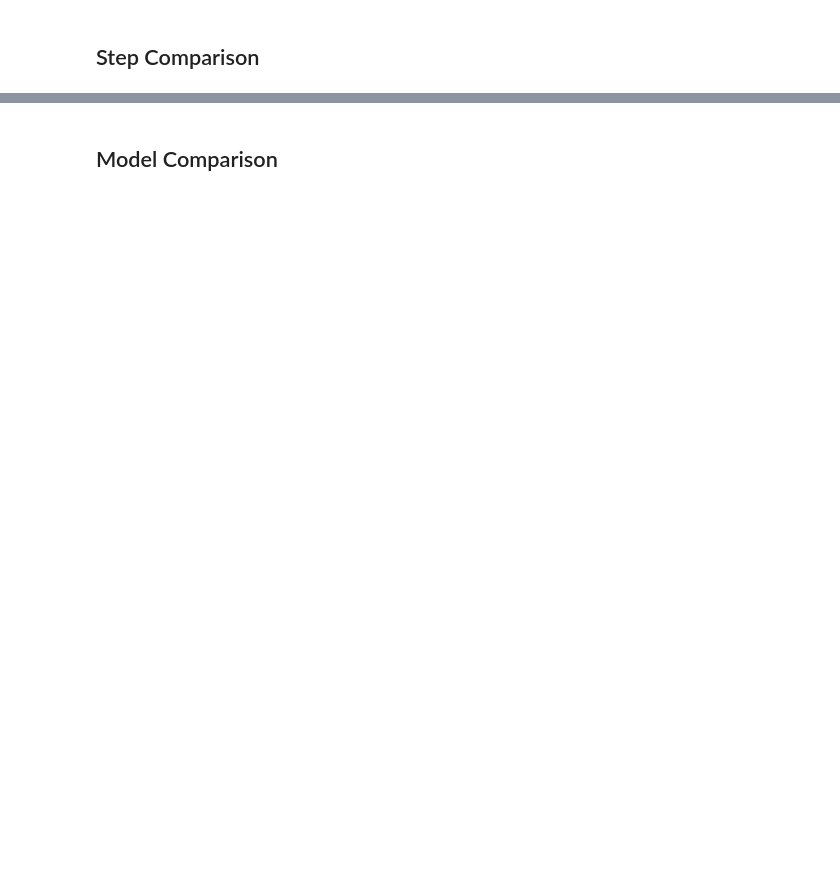
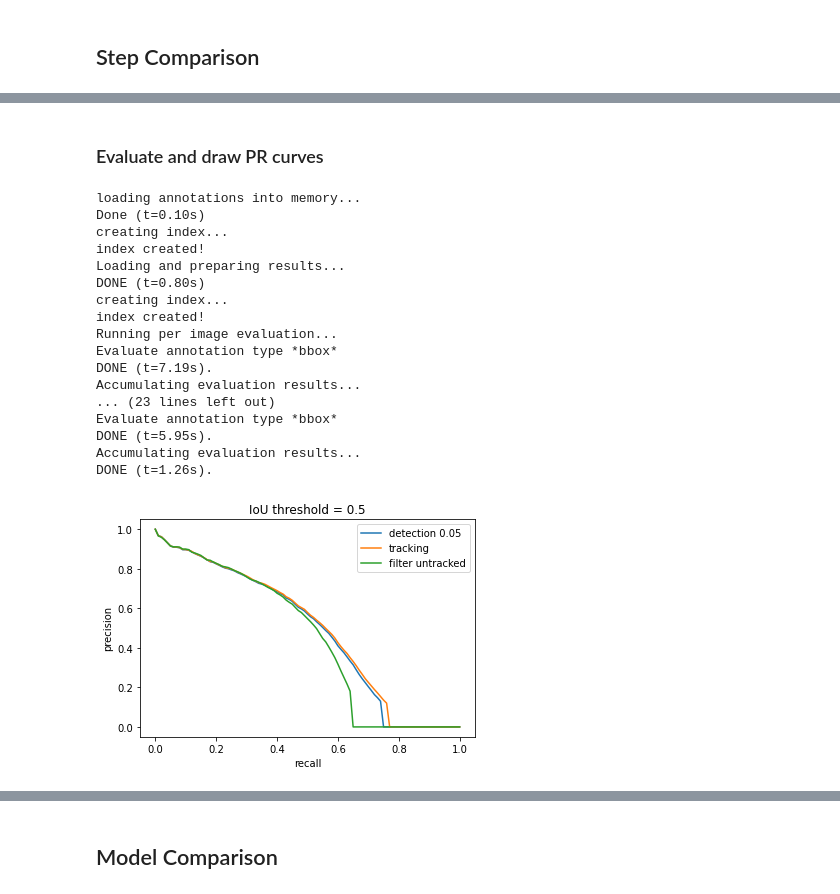
Before and after one commit to tnmygrwl/roost-system, a Jupyter notebook: development/custom_eval/precision_recall_curve.ipynb, the cells around one changed output, grey strips where cells are left out. Saved outputs shown, nothing was run; the diff lists cells and outputs as text; code cells hidden in the pictures; blank space fills up the shorter version.

Commit message:
PR curves, step-wise ablation

```diff
--- a/development/custom_eval/precision_recall_curve.ipynb
+++ b/development/custom_eval/precision_recall_curve.ipynb
@@ -28,17 +30,21 @@ def evaluate(predictions):
 # %%
 with open(os.path.join(exp, f"{dataset_name}_coco_format.json"), "r") as f:
     gt = json.load(f)
-id2scanname = {}
+
+id2scanname = {} # scan id to scan name
 scanname2id = {}
-scannames_by_day = {}
+scannames_by_stationday = {}
+npz_files_by_stationday = {}
 for image in gt["images"]:
     scanname = image["file_name"].split("/")[-1].split(".")[0]
     id2scanname[image["id"]] = scanname
     scanname2id[scanname] = image["id"]
 
-    day = scanname[4:12]
-    if day in scannames_by_day:
-        scannames_by_day[day].append(scanname)
+    stationday = scanname[:12]
+    if stationday in scannames_by_stationday:
+        scannames_by_stationday[stationday].append(scanname)
+        npz_files_by_stationday[stationday].append(data_root+image["file_name"][image["file_name"].find("wsrdata"):])
     else:
-        scannames_by_day[day] = [scanname]
-print(len(scannames_by_day))
+        scannames_by_stationday[stationday] = [scanname]
+        npz_files_by_stationday[stationday] = [data_root+image["file_name"][image["file_name"].find("wsrdata"):]]
+print(len(scannames_by_stationday))
@@ -49,4 +57,8 @@ with open(os.path.join(exp, "coco_instances_results.json"), "r") as f:
     predictions_ = json.load(f)
     # {"image_id": x, "category_id": 0, "bbox": [x, y, w, h], "score": x}
 
-coco_evals.append(("detection", evaluate(predictions_)))
+predictions = []
+for prediction in predictions_:
+    if prediction["score"] >= 0.05:
+        predictions.append(prediction)
+# print(predictions)
@@ -55,8 +65 @@ coco_evals.append(("detection", evaluate(predictions_)))
-# %%
-predictions = []
-for prediction in predictions_:
-    if prediction["score"] >= 0.1:
-        predictions.append(prediction)
-
-coco_evals.append(("detection 0.1", evaluate(predictions)))
 # %% [markdown]
@@ -106,0 +234,35 @@ coco_evals.append(("tracking", evaluate(predictions)))
+# %% [markdown]
+### Evaluate and draw PR curves
+# %%
+coco_evals = []
+coco_evals.append(("detection 0.05", evaluate(predictions)))
+coco_evals.append(("tracking", evaluate(predicted_after_tracking)))
+coco_evals.append(("filter untracked", evaluate(predicted_after_filter_untracked)))
+
+recall = np.linspace(.0, 1.00, int(np.round((1.00 - .0) / .01)) + 1, endpoint=True)
+for model, coco_eval in coco_evals:
+    plt.plot(recall, coco_eval.eval['precision'][0, :, 0, 0, -1], label=model)
+plt.xlabel('recall')
+plt.ylabel('precision')
+plt.title(f'IoU threshold = 0.5')
+plt.legend()
+plt.show()
+# %% [output]
+loading annotations into memory...
+Done (t=0.10s)
+creating index...
+index created!
+Loading and preparing results...
+DONE (t=0.80s)
+creating index...
+index created!
+Running per image evaluation...
+Evaluate annotation type *bbox*
+DONE (t=7.19s).
+Accumulating evaluation results...
+... (23 lines left out)
+Evaluate annotation type *bbox*
+DONE (t=5.95s).
+Accumulating evaluation results...
+DONE (t=1.26s).
+[figure, added]
```
Also changed, not shown: parts of 34 cells of this notebook, 6 other files.
